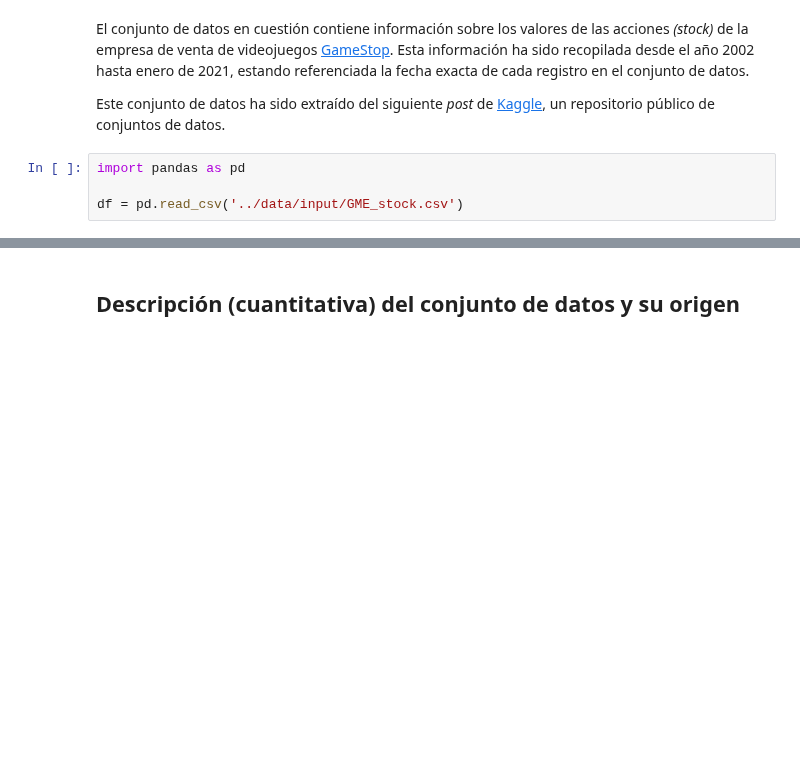
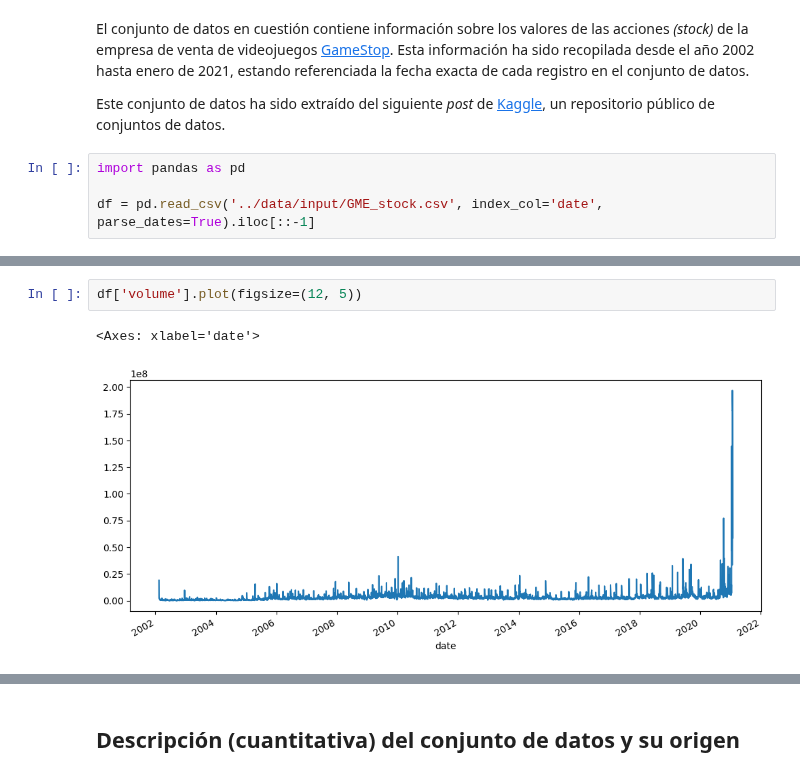
Before and after one commit to alu0101351773/TAAD_practicas, a Jupyter notebook: src/time_series.ipynb, the cells around one changed output, grey strips where cells are left out. Drawn from its saved outputs; the diff is of its cells as text; blank space fills up the shorter version.

```diff
--- a/src/time_series.ipynb
+++ b/src/time_series.ipynb
@@ -9,4 +9,4 @@ Este conjunto de datos ha sido extraído del siguiente _post_ de [Kaggle](https:
 # %%
 import pandas as pd
 
-df = pd.read_csv('../data/input/GME_stock.csv')
+df = pd.read_csv('../data/input/GME_stock.csv', index_col='date', parse_dates=True).iloc[::-1]
@@ -12,0 +30,5 @@ df = pd.read_csv('../data/input/GME_stock.csv')
+# %%
+df['volume'].plot(figsize=(12, 5))
+# %% [output]
+<Axes: xlabel='date'>
+[figure, added]
```
Also changed, not shown: parts of 5 cells of this notebook.
